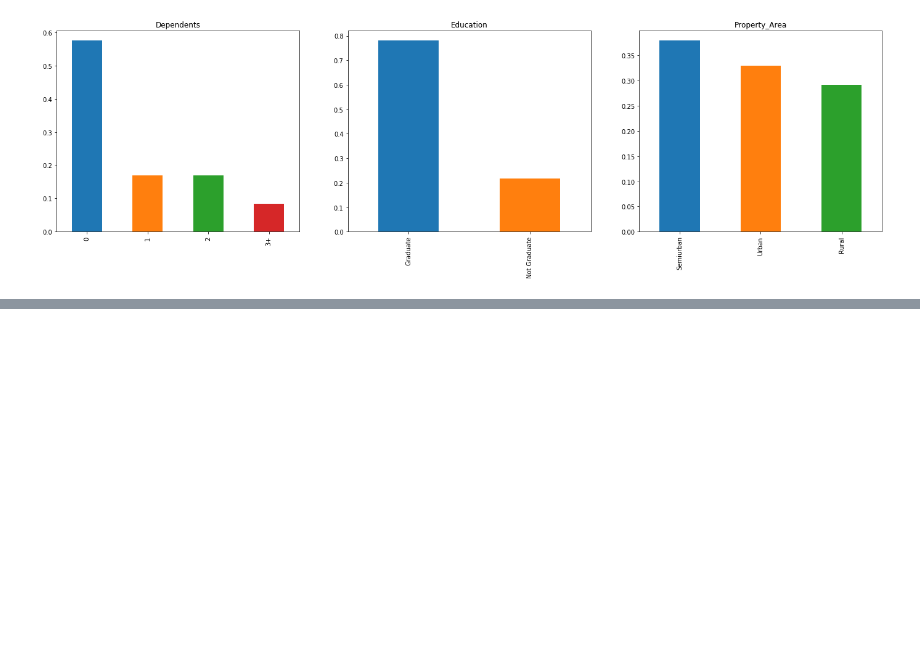
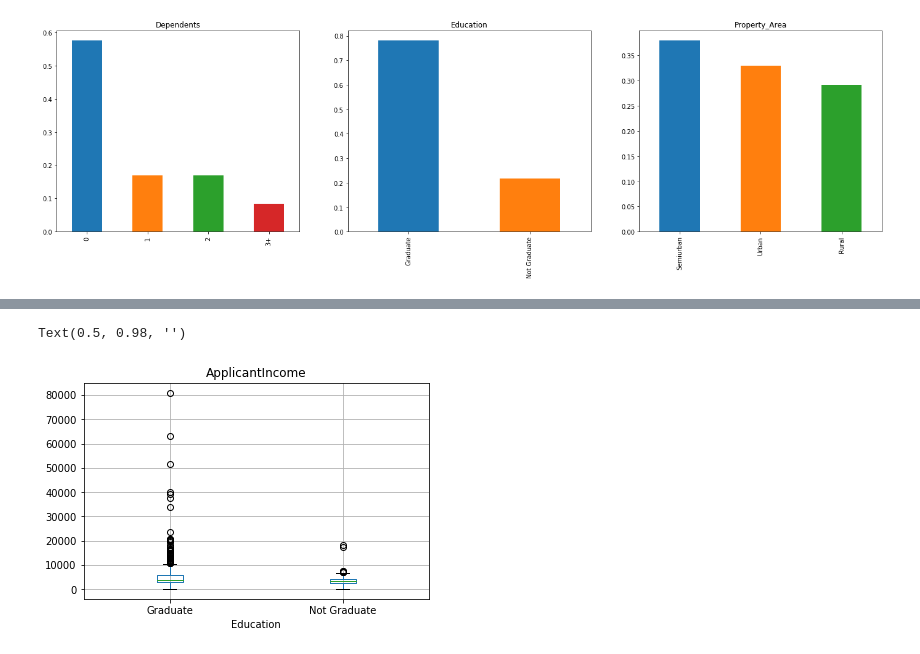
Before and after one commit to ThePhiri/loan_predictor, a Jupyter notebook: loan_predictor.ipynb, the cells around one changed output, grey strips where cells are left out. Drawn from its saved outputs; the diff is of its cells as text; code cells hidden in the pictures; blank space fills up the shorter version.

```diff
--- a/loan_predictor.ipynb
+++ b/loan_predictor.ipynb
@@ -97,0 +109,6 @@ plt.show()
+# %%
+train.boxplot(column='ApplicantIncome', by = 'Education')
+plt.suptitle("")
+# %% [output]
+Text(0.5, 0.98, '')
+[figure, added]
```
Also changed, not shown: parts of 4 cells of this notebook.
